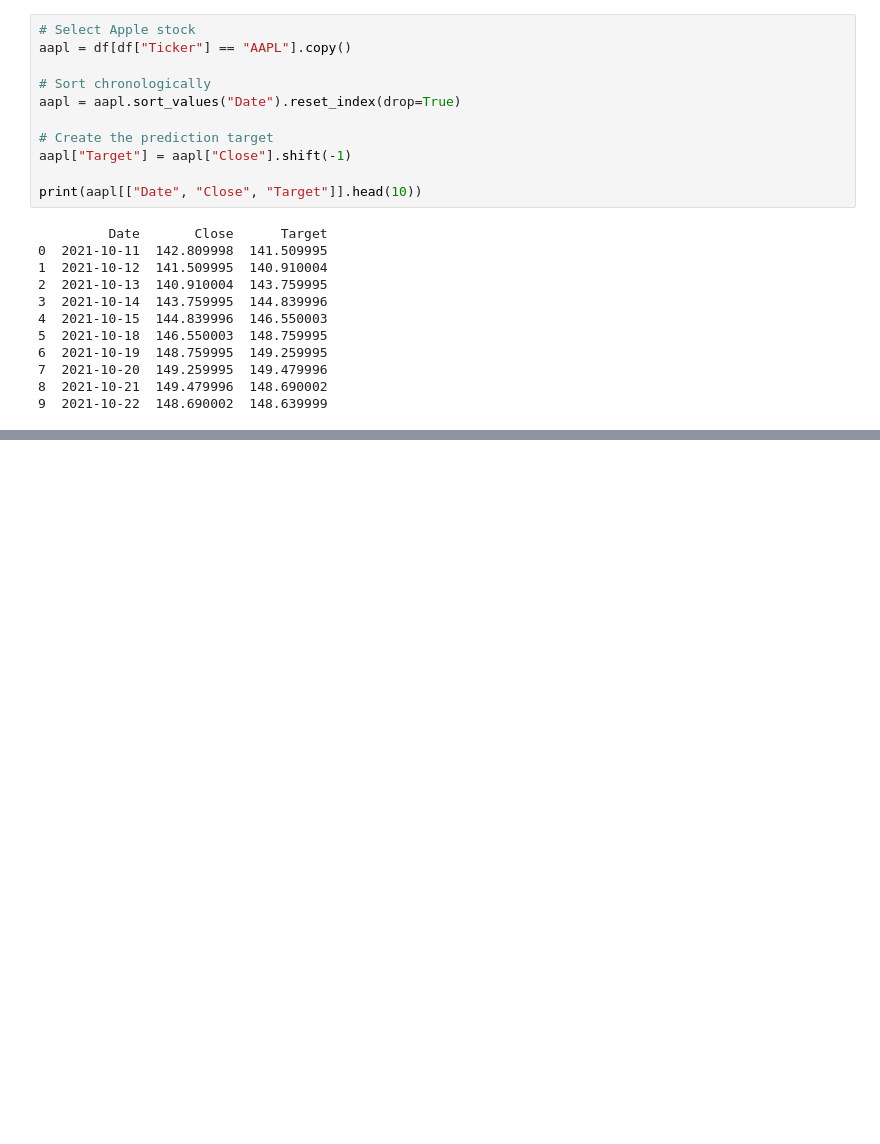
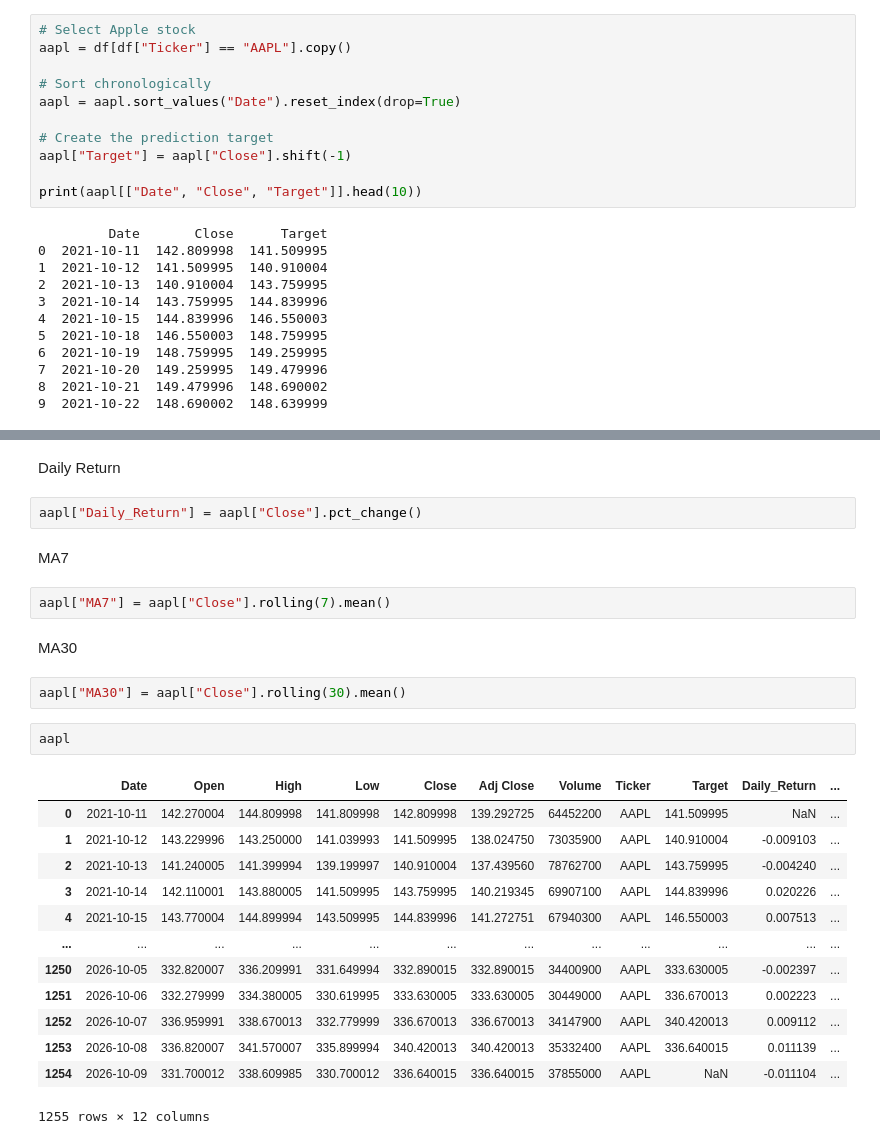
Before and after one commit to shota98501/workspace, a Jupyter notebook: Project/stockmarket_project/forecast_stockmarket.ipynb, the cells around one changed output, grey strips where cells are left out. Saved outputs shown, nothing was run; the diff lists cells and outputs as text; blank space fills up the shorter version.

```diff
--- a/Project/stockmarket_project/forecast_stockmarket.ipynb
+++ b/Project/stockmarket_project/forecast_stockmarket.ipynb
@@ -28,0 +47,28 @@ print(aapl[["Date", "Close", "Target"]].head(10))
+# %% [markdown]
+Daily Return
+# %%
+aapl["Daily_Return"] = aapl["Close"].pct_change()
+# %% [markdown]
+MA7
+# %%
+aapl["MA7"] = aapl["Close"].rolling(7).mean()
+# %% [markdown]
+MA30
+# %%
+aapl["MA30"] = aapl["Close"].rolling(30).mean()
+# %%
+aapl
+# %% [output]
+|  | Date | Open | High | Low | Close | Adj Close | Volume | Ticker | Target | Daily_Return | ... |
+| 0 | 2021-10-11 | 142.270004 | 144.809998 | 141.809998 | 142.809998 | 139.292725 | 64452200 | AAPL | 141.509995 | NaN | ... |
+| 1 | 2021-10-12 | 143.229996 | 143.250000 | 141.039993 | 141.509995 | 138.024750 | 73035900 | AAPL | 140.910004 | -0.009103 | ... |
+| 2 | 2021-10-13 | 141.240005 | 141.399994 | 139.199997 | 140.910004 | 137.439560 | 78762700 | AAPL | 143.759995 | -0.004240 | ... |
+| 3 | 2021-10-14 | 142.110001 | 143.880005 | 141.509995 | 143.759995 | 140.219345 | 69907100 | AAPL | 144.839996 | 0.020226 | ... |
+| 4 | 2021-10-15 | 143.770004 | 144.899994 | 143.509995 | 144.839996 | 141.272751 | 67940300 | AAPL | 146.550003 | 0.007513 | ... |
+| ... | ... | ... | ... | ... | ... | ... | ... | ... | ... | ... | ... |
+| 1250 | 2026-10-05 | 332.820007 | 336.209991 | 331.649994 | 332.890015 | 332.890015 | 34400900 | AAPL | 333.630005 | -0.002397 | ... |
+| 1251 | 2026-10-06 | 332.279999 | 334.380005 | 330.619995 | 333.630005 | 333.630005 | 30449000 | AAPL | 336.670013 | 0.002223 | ... |
+| 1252 | 2026-10-07 | 336.959991 | 338.670013 | 332.779999 | 336.670013 | 336.670013 | 34147900 | AAPL | 340.420013 | 0.009112 | ... |
+| 1253 | 2026-10-08 | 336.820007 | 341.570007 | 335.899994 | 340.420013 | 340.420013 | 35332400 | AAPL | 336.640015 | 0.011139 | ... |
+| 1254 | 2026-10-09 | 331.700012 | 338.609985 | 330.700012 | 336.640015 | 336.640015 | 37855000 | AAPL | NaN | -0.011104 | ... |
+1255 rows × 12 columns
```
Also changed, not shown: parts of 2 cells of this notebook, 2 other files.
